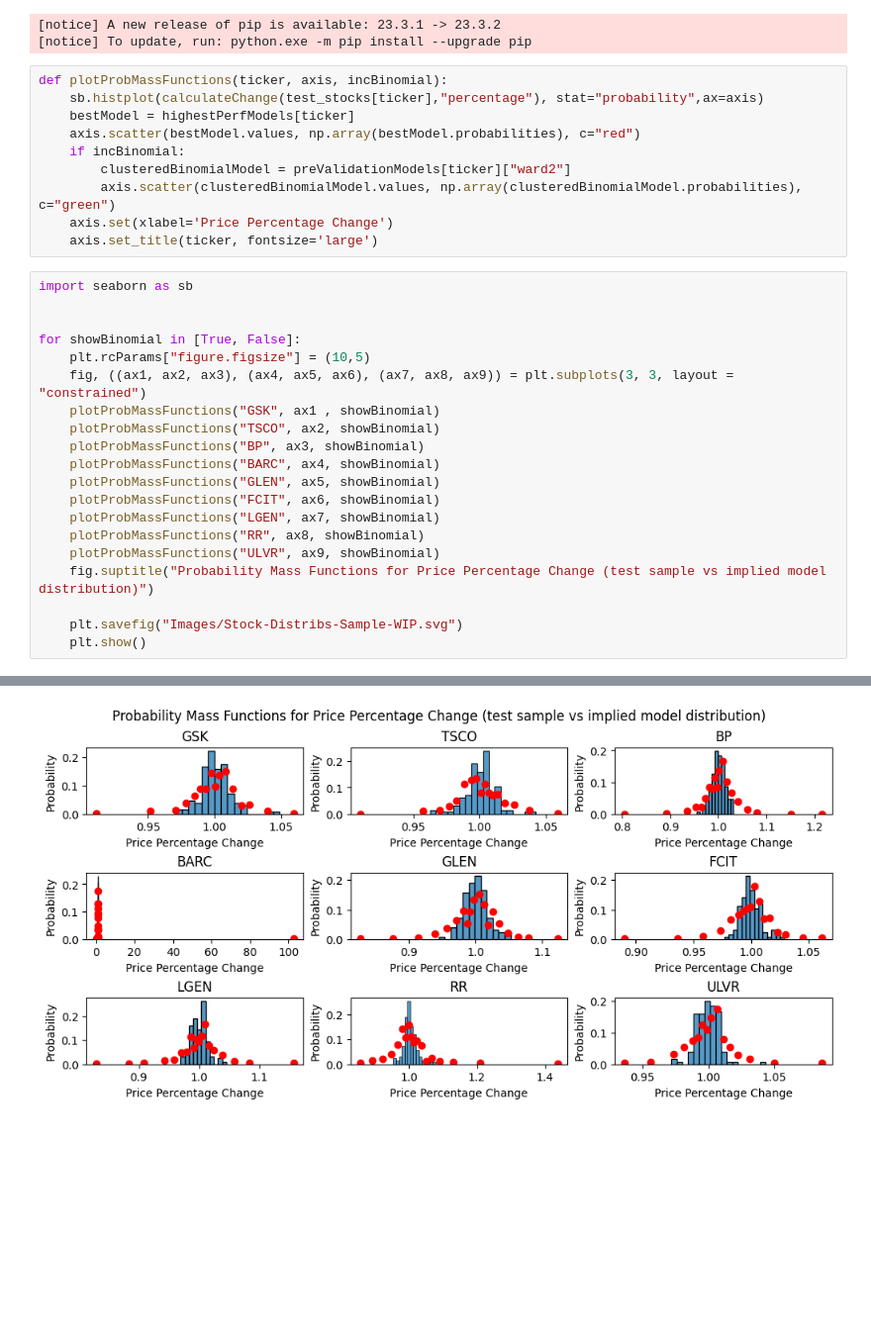
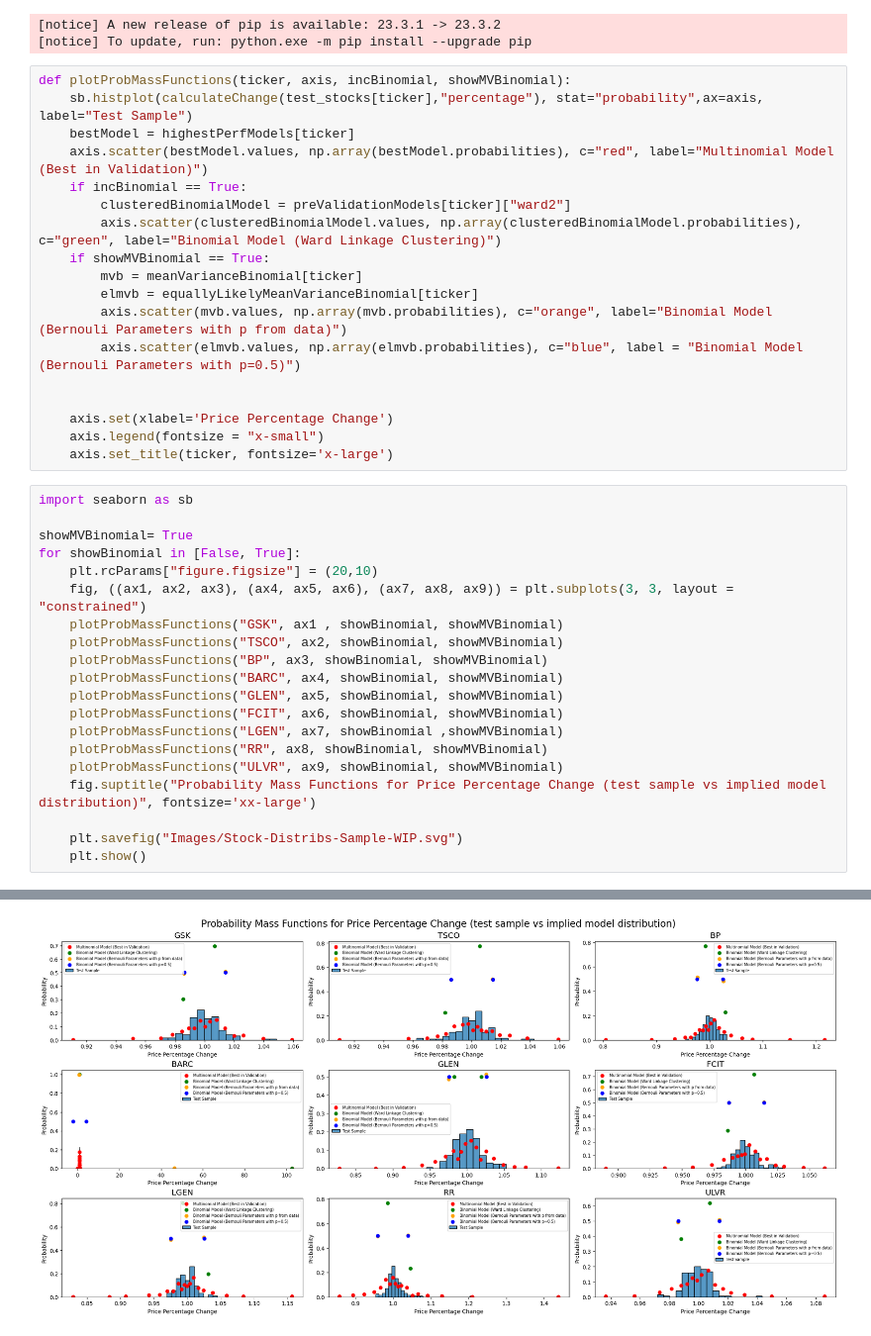
Before and after one commit to Jamesflynn1/FiniteMarketModel, a Jupyter notebook: EvaluateFit.ipynb, the cells around one changed output, grey strips where cells are left out. Shown at 99% size. Drawn from its saved outputs; the diff is of its cells as text; blank space fills up the shorter version.

```diff
--- a/EvaluateFit.ipynb
+++ b/EvaluateFit.ipynb
@@ -522,32 +569,40 @@ Successfully installed seaborn-0.13.1
 [notice] A new release of pip is available: 23.3.1 -> 23.3.2
 [notice] To update, run: python.exe -m pip install --upgrade pip
 # %%
-def plotProbMassFunctions(ticker, axis, incBinomial):
-    sb.histplot(calculateChange(test_stocks[ticker],"percentage"), stat="probability",ax=axis)
+def plotProbMassFunctions(ticker, axis, incBinomial, showMVBinomial):
+    sb.histplot(calculateChange(test_stocks[ticker],"percentage"), stat="probability",ax=axis, label="Test Sample")
     bestModel = highestPerfModels[ticker]
-    axis.scatter(bestModel.values, np.array(bestModel.probabilities), c="red")
-    if incBinomial:
+    axis.scatter(bestModel.values, np.array(bestModel.probabilities), c="red", label="Multinomial Model (Best in Validation)")
+    if incBinomial == True:
         clusteredBinomialModel = preValidationModels[ticker]["ward2"]
-        axis.scatter(clusteredBinomialModel.values, np.array(clusteredBinomialModel.probabilities), c="green")
+        axis.scatter(clusteredBinomialModel.values, np.array(clusteredBinomialModel.probabilities), c="green", label="Binomial Model (Ward Linkage Clustering)")
+    if showMVBinomial == True:
+        mvb = meanVarianceBinomial[ticker]
+        elmvb = equallyLikelyMeanVarianceBinomial[ticker]
+        axis.scatter(mvb.values, np.array(mvb.probabilities), c="orange", label="Binomial Model (Bernouli Parameters with p from data)")
+        axis.scatter(elmvb.values, np.array(elmvb.probabilities), c="blue", label = "Binomial Model (Bernouli Parameters with p=0.5)")
+
+
     axis.set(xlabel='Price Percentage Change')
-    axis.set_title(ticker, fontsize='large')
+    axis.legend(fontsize = "x-small")
+    axis.set_title(ticker, fontsize='x-large')
 # %%
 import seaborn as sb
 
-
-for showBinomial in [True, False]:
-    plt.rcParams["figure.figsize"] = (10,5)
+showMVBinomial= True
+for showBinomial in [False, True]:
+    plt.rcParams["figure.figsize"] = (20,10)
     fig, ((ax1, ax2, ax3), (ax4, ax5, ax6), (ax7, ax8, ax9)) = plt.subplots(3, 3, layout = "constrained")
-    plotProbMassFunctions("GSK", ax1 , showBinomial)
-    plotProbMassFunctions("TSCO", ax2, showBinomial)
-    plotProbMassFunctions("BP", ax3, showBinomial)
-    plotProbMassFunctions("BARC", ax4, showBinomial)
-    plotProbMassFunctions("GLEN", ax5, showBinomial)
-    plotProbMassFunctions("FCIT", ax6, showBinomial)
-    plotProbMassFunctions("LGEN", ax7, showBinomial)
-    plotProbMassFunctions("RR", ax8, showBinomial)
-    plotProbMassFunctions("ULVR", ax9, showBinomial)
-    fig.suptitle("Probability Mass Functions for Price Percentage Change (test sample vs implied model distribution)")
+    plotProbMassFunctions("GSK", ax1 , showBinomial, showMVBinomial)
+    plotProbMassFunctions("TSCO", ax2, showBinomial, showMVBinomial)
+    plotProbMassFunctions("BP", ax3, showBinomial, showMVBinomial)
+    plotProbMassFunctions("BARC", ax4, showBinomial, showMVBinomial)
+    plotProbMassFunctions("GLEN", ax5, showBinomial, showMVBinomial)
+    plotProbMassFunctions("FCIT", ax6, showBinomial, showMVBinomial)
+    plotProbMassFunctions("LGEN", ax7, showBinomial ,showMVBinomial)
+    plotProbMassFunctions("RR", ax8, showBinomial, showMVBinomial)
+    plotProbMassFunctions("ULVR", ax9, showBinomial, showMVBinomial)
+    fig.suptitle("Probability Mass Functions for Price Percentage Change (test sample vs implied model distribution)", fontsize='xx-large')
 
     plt.savefig("Images/Stock-Distribs-Sample-WIP.svg")
     plt.show()
@@ -556,4 +611,4 @@ for showBinomial in [True, False]:
-[figure, old version]
+[figure, new version]
 # %%
 # Welch's t-test
 import scipy as scp
```
Also changed, not shown: parts of 12 cells of this notebook, 5 other files.
